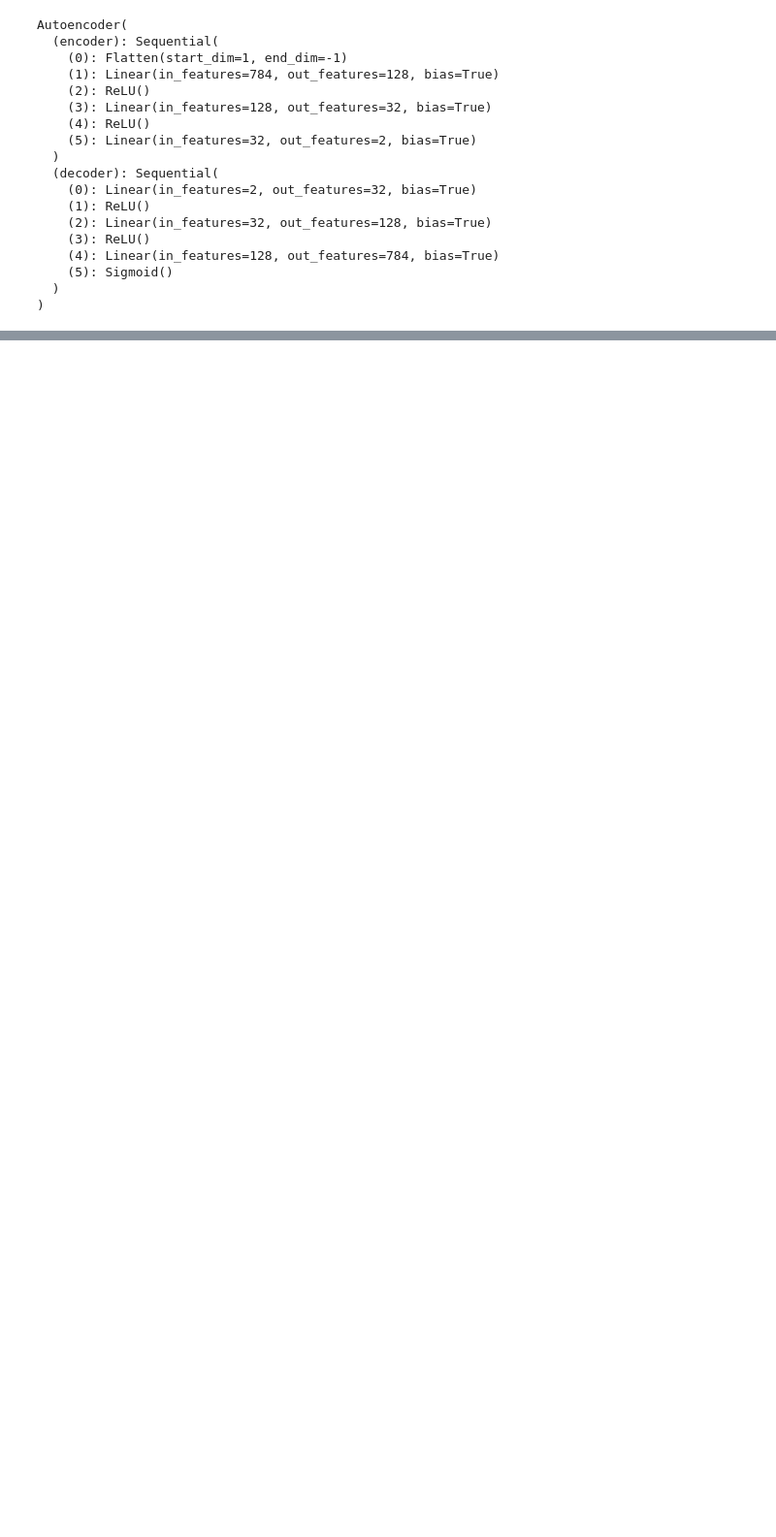
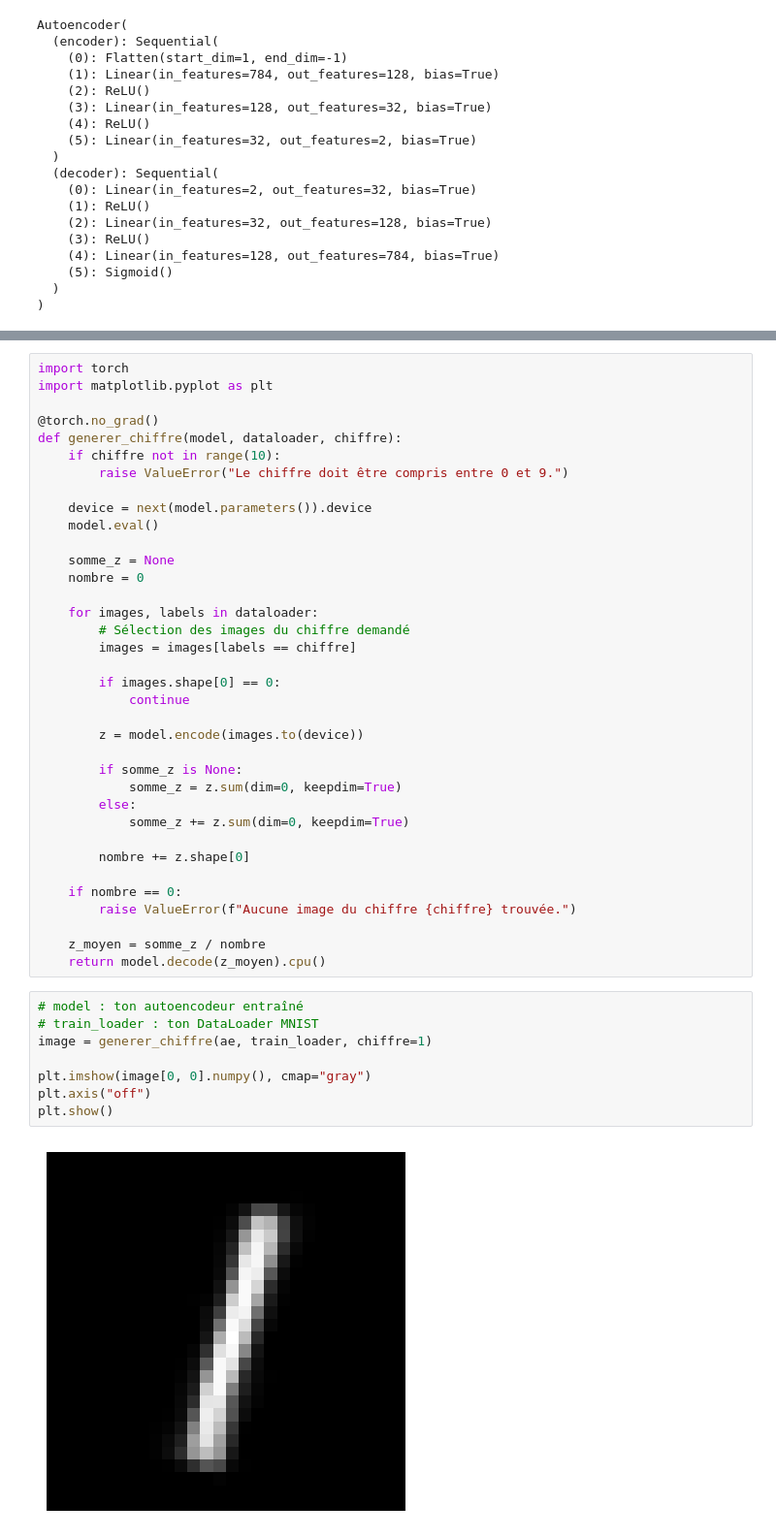
Before and after one commit to dounia1230/models_generatifs, a Jupyter notebook: lab.ipynb, the cells around one changed output, grey strips where cells are left out. Shown at 97% size. Saved outputs shown, nothing was run; the diff lists cells and outputs as text; blank space fills up the shorter version.

```diff
--- a/lab.ipynb
+++ b/lab.ipynb
@@ -217,0 +361,46 @@ Autoencoder(
+# %%
+import torch
+import matplotlib.pyplot as plt
+
+@torch.no_grad()
+def generer_chiffre(model, dataloader, chiffre):
+    if chiffre not in range(10):
+        raise ValueError("Le chiffre doit être compris entre 0 et 9.")
+
+    device = next(model.parameters()).device
+    model.eval()
+
+    somme_z = None
+    nombre = 0
+
+    for images, labels in dataloader:
+        # Sélection des images du chiffre demandé
+        images = images[labels == chiffre]
+
+        if images.shape[0] == 0:
+            continue
+
+        z = model.encode(images.to(device))
+
+        if somme_z is None:
+            somme_z = z.sum(dim=0, keepdim=True)
+        else:
+            somme_z += z.sum(dim=0, keepdim=True)
+
+        nombre += z.shape[0]
+
+    if nombre == 0:
+        raise ValueError(f"Aucune image du chiffre {chiffre} trouvée.")
+
+    z_moyen = somme_z / nombre
+    return model.decode(z_moyen).cpu()
+# %%
+# model : ton autoencodeur entraîné
+# train_loader : ton DataLoader MNIST
+image = generer_chiffre(ae, train_loader, chiffre=1)
+
+plt.imshow(image[0, 0].numpy(), cmap="gray")
+plt.axis("off")
+plt.show()
+# %% [output]
+[figure, added]
```
Also changed, not shown: parts of 14 cells of this notebook, 1 other file.
